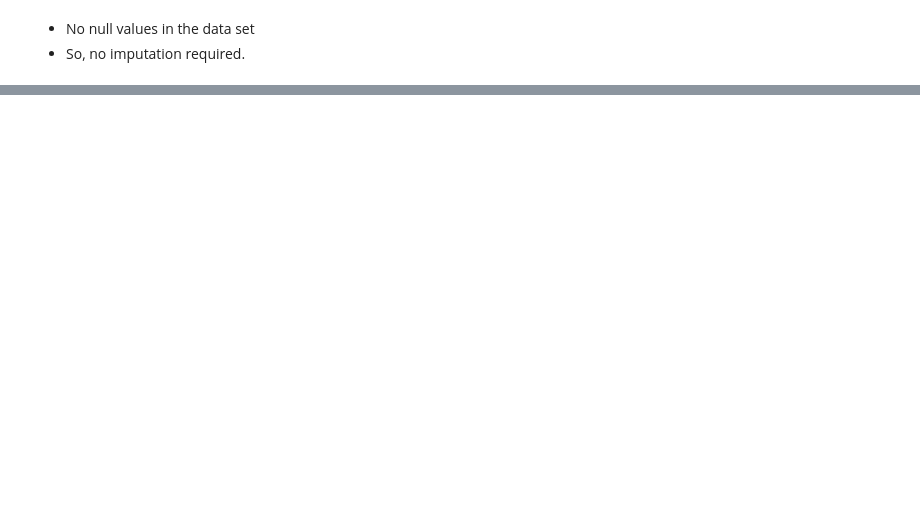
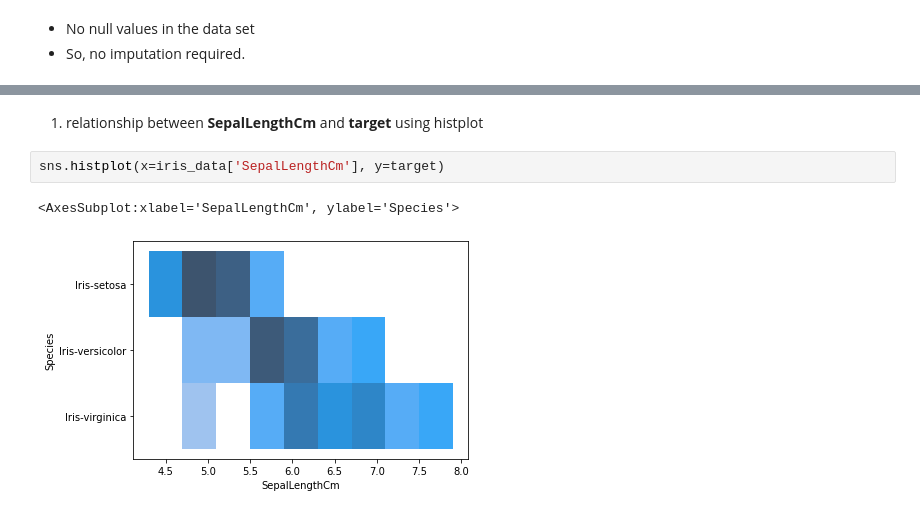
Before and after one commit to RedocamaI/Prediction-using-Decision-Algorithm, a Jupyter notebook: classify.ipynb, the cells around one changed output, grey strips where cells are left out. Cells and saved outputs as stored; diff of their text form; blank space fills up the shorter version.

```diff
--- a/classify.ipynb
+++ b/classify.ipynb
@@ -30,0 +38,7 @@ dtype: int64
+# %% [markdown]
+1. relationship between **SepalLengthCm** and **target** using histplot
+# %%
+sns.histplot(x=iris_data['SepalLengthCm'], y=target)
+# %% [output]
+<AxesSubplot:xlabel='SepalLengthCm', ylabel='Species'>
+[figure, added]
```
Also changed, not shown: parts of 18 cells of this notebook.
